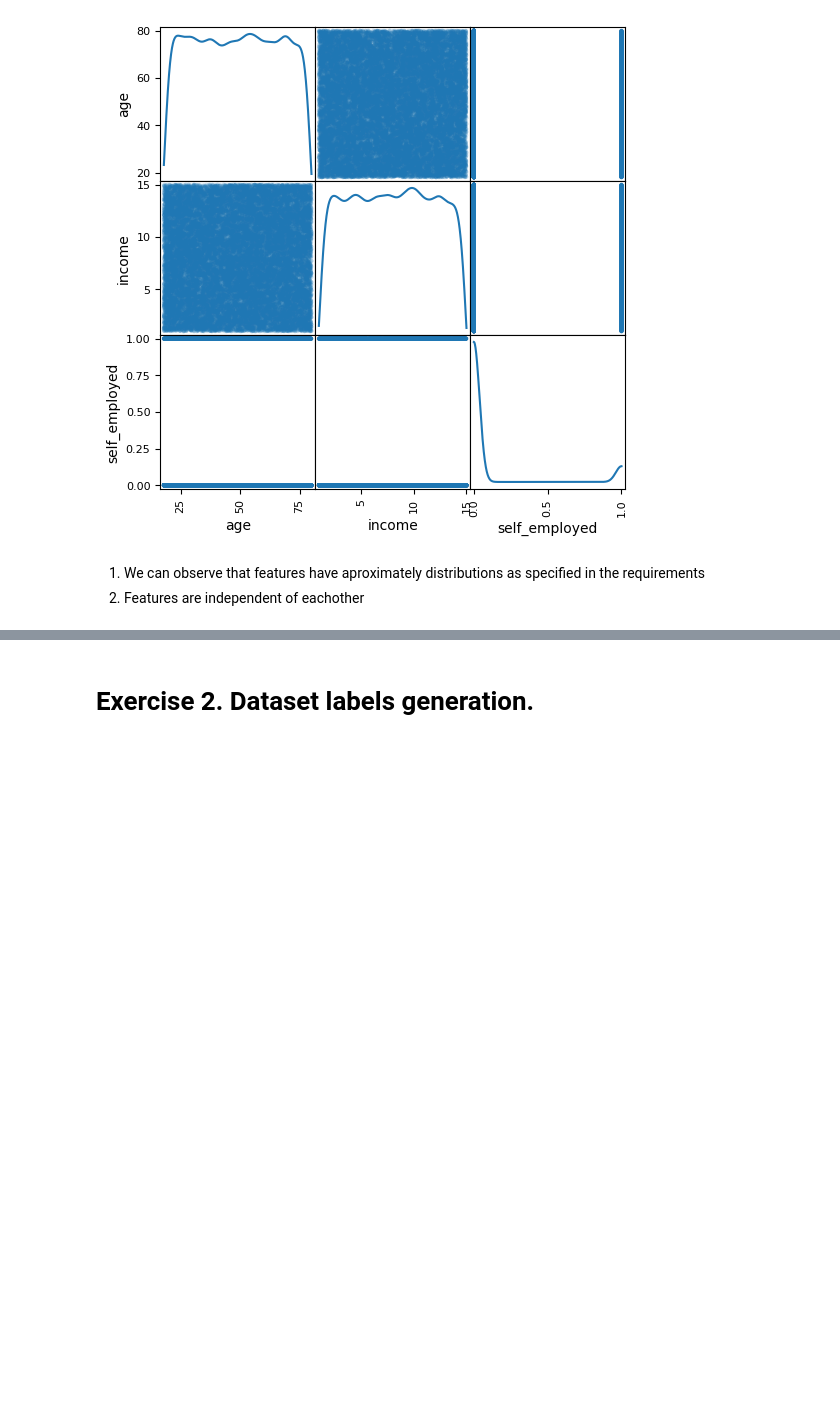
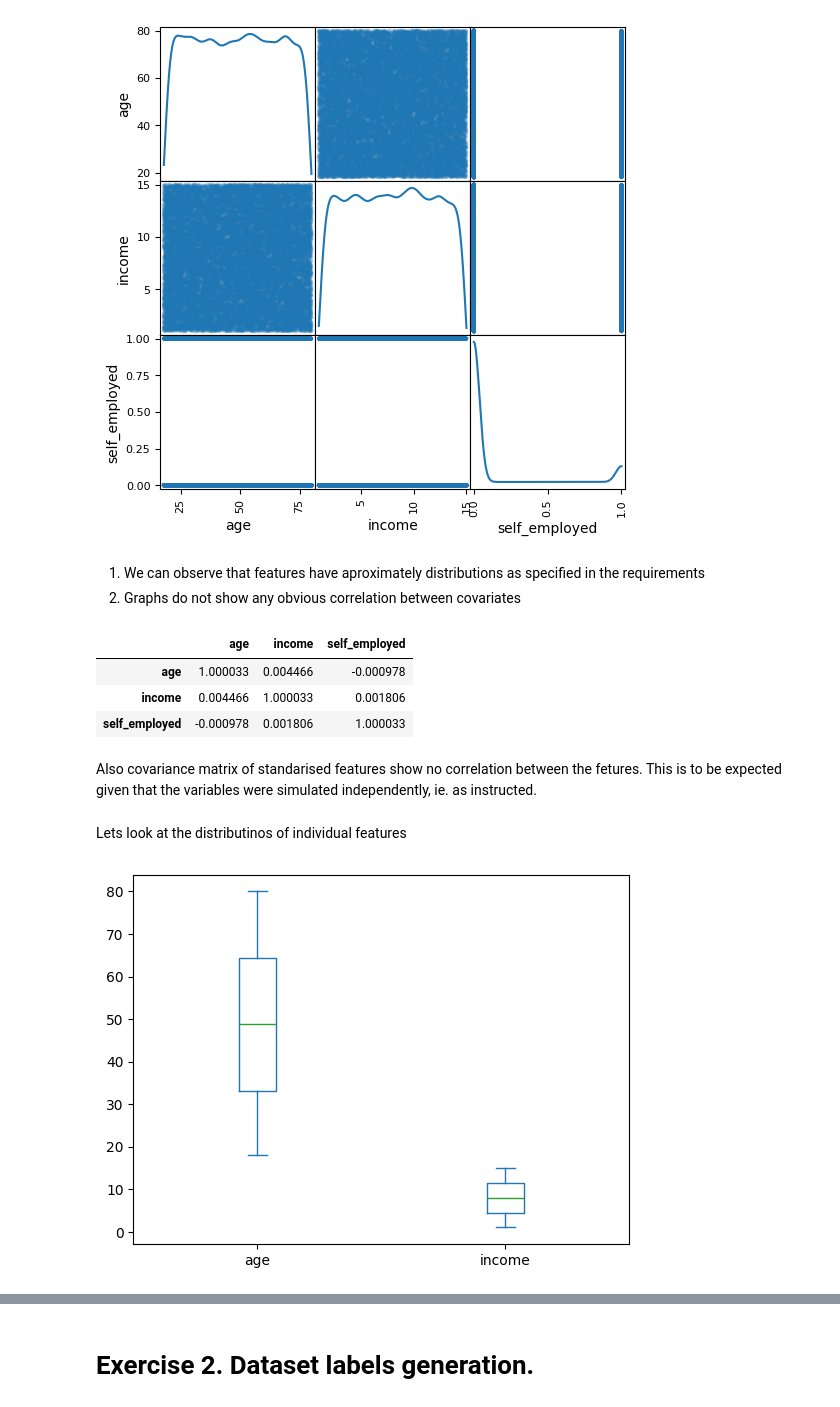
Before and after one commit to tskorkowski/CAS-ML, a Jupyter notebook: sessions/project1/Project 1 - Template.ipynb, the cells around one changed output, grey strips where cells are left out. Cells and saved outputs as stored; diff of their text form; code cells hidden in the pictures; blank space fills up the shorter version.

```diff
--- a/sessions/project1/Project 1 - Template.ipynb
+++ b/sessions/project1/Project 1 - Template.ipynb
@@ -46,4 +48,28 @@ plt.show()
 [figure]
 # %% [markdown]
 1. We can observe that features have aproximately distributions as specified in the requirements
-2. Features are independent of eachother
+2. Graphs do not show any obvious correlation between covariates
+# %%
+from sklearn.preprocessing import StandardScaler
+
+# Initialize the StandardScaler
+scaler = StandardScaler()
+
+# Fit and transform the DataFrame
+normalized_data = pd.DataFrame(scaler.fit_transform(data), columns=data.columns)
+
+normalized_data.cov()
+# %% [output]
+|  | age | income | self_employed |
+| age | 1.000033 | 0.004466 | -0.000978 |
+| income | 0.004466 | 1.000033 | 0.001806 |
+| self_employed | -0.000978 | 0.001806 | 1.000033 |
+# %% [markdown]
+Also covariance matrix of standarised features show no correlation between the fetures. This is to be expected given that the variables were simulated independently, ie. as instructed.
+# %% [markdown]
+Lets look at the distributinos of individual features
+# %%
+data[['age', 'income']].plot(kind='box')
+plt.show()
+# %% [output]
+[figure, added]
```
Also changed, not shown: parts of 16 cells of this notebook.
